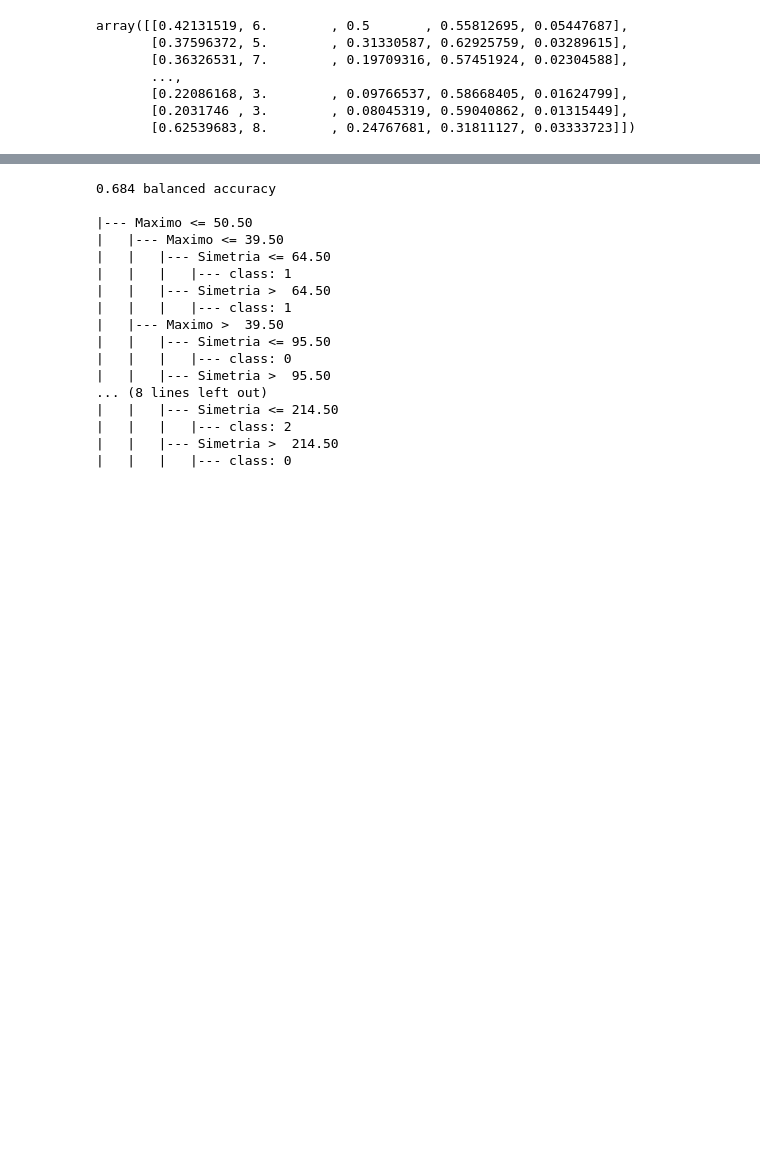
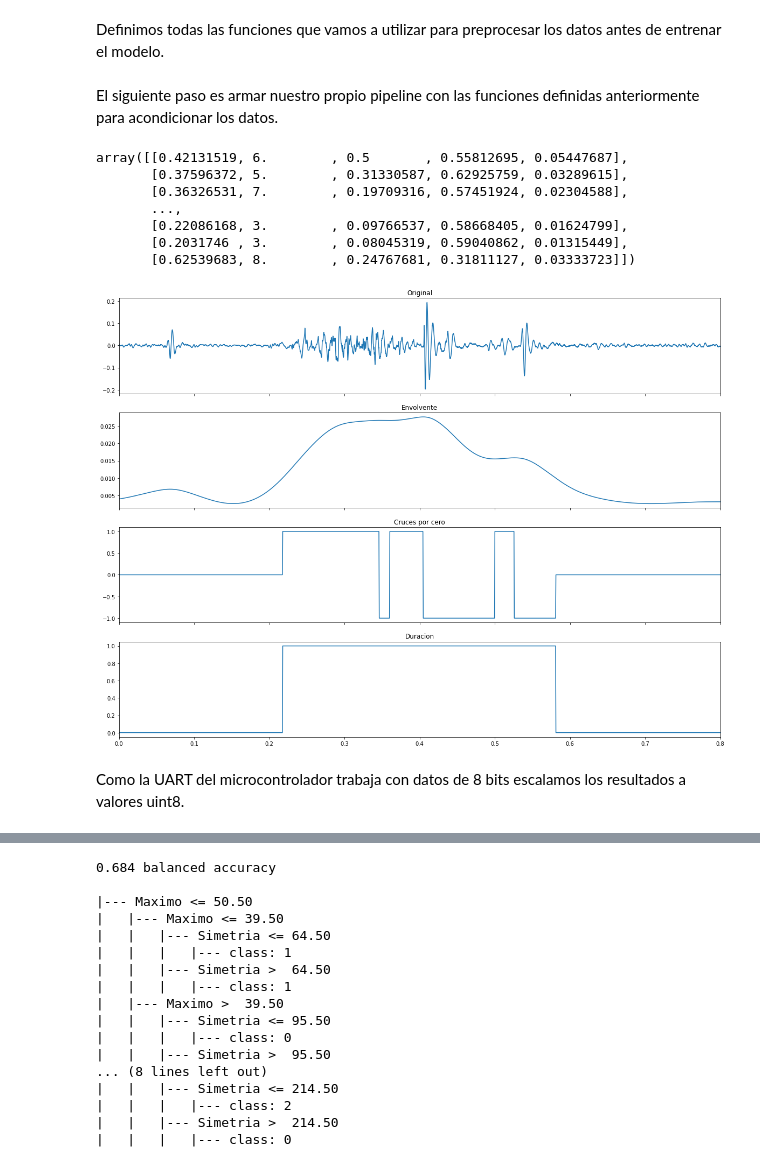
Before and after one commit to achurichi/CEIA, a Jupyter notebook: ia-embebida/tp-final/tp-final.ipynb, the cells around one changed output, grey strips where cells are left out. Cells and saved outputs as stored; diff of their text form; code cells hidden in the pictures; blank space fills up the shorter version.

```diff
--- a/ia-embebida/tp-final/tp-final.ipynb
+++ b/ia-embebida/tp-final/tp-final.ipynb
@@ -65,4 +55,0 @@ events_envelope = [
-# %%
-events_dec = [event[::10] for event in events_envelope]
-
-samplerate_dec = samplerate / 10
@@ -112,25 +56,2 @@ f.show()
-# %%
-dur = [np.sum(event) / samplerate_dec for event in signal_duration]
-zero_crossing = [
-    np.count_nonzero(np.abs(np.diff(event))) for event in envelope_slope_sign
-]
-amplitude = [np.max(event) for event in events_abs]
-calc_ratio = lambda ev, max_pos: np.trapz(ev[:max_pos], axis=0) / np.trapz(ev, axis=0)
-ratio = [calc_ratio(event, np.argmax(event)) for event in events_envelope]
-std = [np.std(event) for event in data_scaled]
-# %%
-ratio = []
-for event in events_envelope:
-    max_pos = np.argmax(event)
-    ratio.append(np.trapz(event[:max_pos], axis=0) / np.trapz(event, axis=0))
-# %%
-X_data = np.array([dur, zero_crossing, amplitude, ratio, std]).transpose()
-X_data
-# %% [output]
-array([[0.42131519, 6.        , 0.5       , 0.55812695, 0.05447687],
-       [0.37596372, 5.        , 0.31330587, 0.62925759, 0.03289615],
-       [0.36326531, 7.        , 0.19709316, 0.57451924, 0.02304588],
-       ...,
-       [0.22086168, 3.        , 0.09766537, 0.58668405, 0.01624799],
-       [0.2031746 , 3.        , 0.08045319, 0.59040862, 0.01315449],
-       [0.62539683, 8.        , 0.24767681, 0.31811127, 0.03333723]])
+# %% [markdown]
+Definimos todas las funciones que vamos a utilizar para preprocesar los datos antes de entrenar el modelo.
@@ -137 +160,45 @@ array([[0.42131519, 6.        , 0.5       , 0.55812695, 0.05447687],
+# %% [markdown]
+El siguiente paso es armar nuestro propio pipeline con las funciones definidas anteriormente para acondicionar los datos.
+# %%
+def preprocess(data, samplerate, show_example=-1):
+    data_scaled = scale(data)
+    data_abs = absolute(data_scaled)
+    data_envelope = envelope(data_abs, 5, samplerate)  # 5 Hz
+    data_envelope_dec, samplerate_dec = decimation(data_envelope, samplerate, 10)
+    envelope_slope_sign, signal_duration = slope_sign(data_envelope_dec, 0.010)
+
+    duration = calc_duration(signal_duration, samplerate_dec)
+    zero_crossing = calc_zero_crossing(envelope_slope_sign)
+    amplitude = calc_amplitude(data_abs)
+    ratio = calc_ratio(data_envelope)
+    std = calc_std(data_scaled)
+
+    if show_example >= 0:
+        plot_example(
+            data_scaled,
+            data_envelope_dec,
+            envelope_slope_sign,
+            signal_duration,
+            samplerate,
+            samplerate_dec,
+            show_example,
+        )
+
+    return np.array([duration, zero_crossing, amplitude, ratio, std]).transpose()
+
+
+samplerate = 22050
+X_data = preprocess(data, samplerate, 2)
+X_data
+# %% [output]
+array([[0.42131519, 6.        , 0.5       , 0.55812695, 0.05447687],
+       [0.37596372, 5.        , 0.31330587, 0.62925759, 0.03289615],
+       [0.36326531, 7.        , 0.19709316, 0.57451924, 0.02304588],
+       ...,
+       [0.22086168, 3.        , 0.09766537, 0.58668405, 0.01624799],
+       [0.2031746 , 3.        , 0.08045319, 0.59040862, 0.01315449],
+       [0.62539683, 8.        , 0.24767681, 0.31811127, 0.03333723]])
+[figure, added]
+# %% [markdown]
+Como la UART del microcontrolador trabaja con datos de 8 bits escalamos los resultados a valores uint8.
 # %%
```
Also changed, not shown: parts of 21 cells of this notebook, 2 other files.
